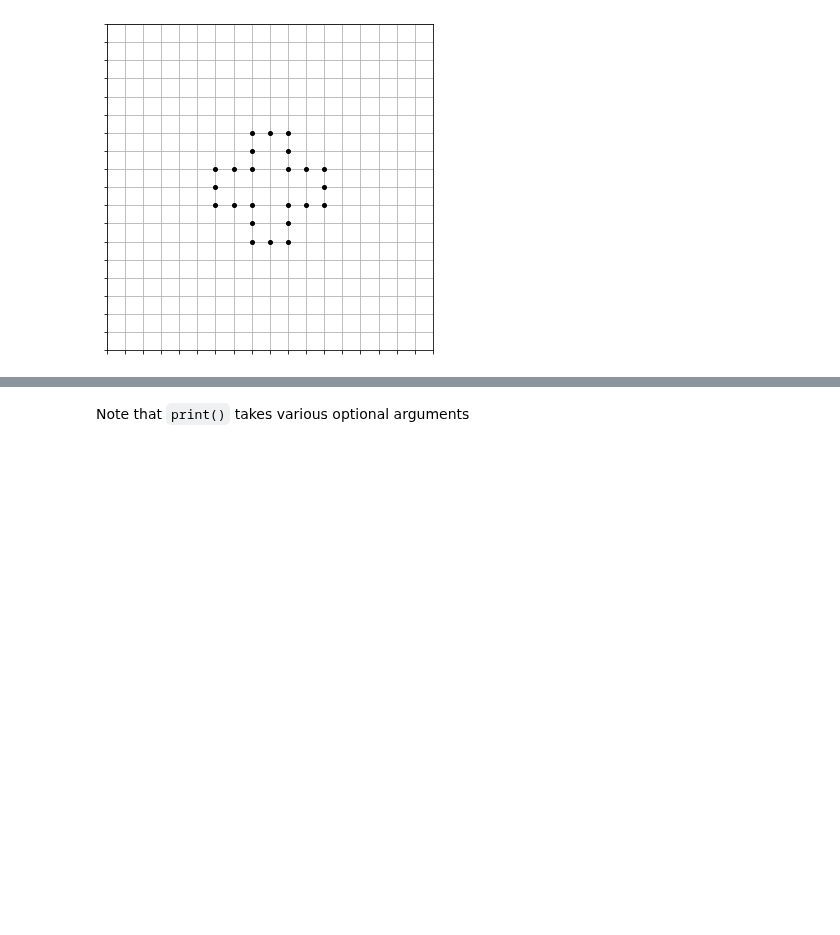
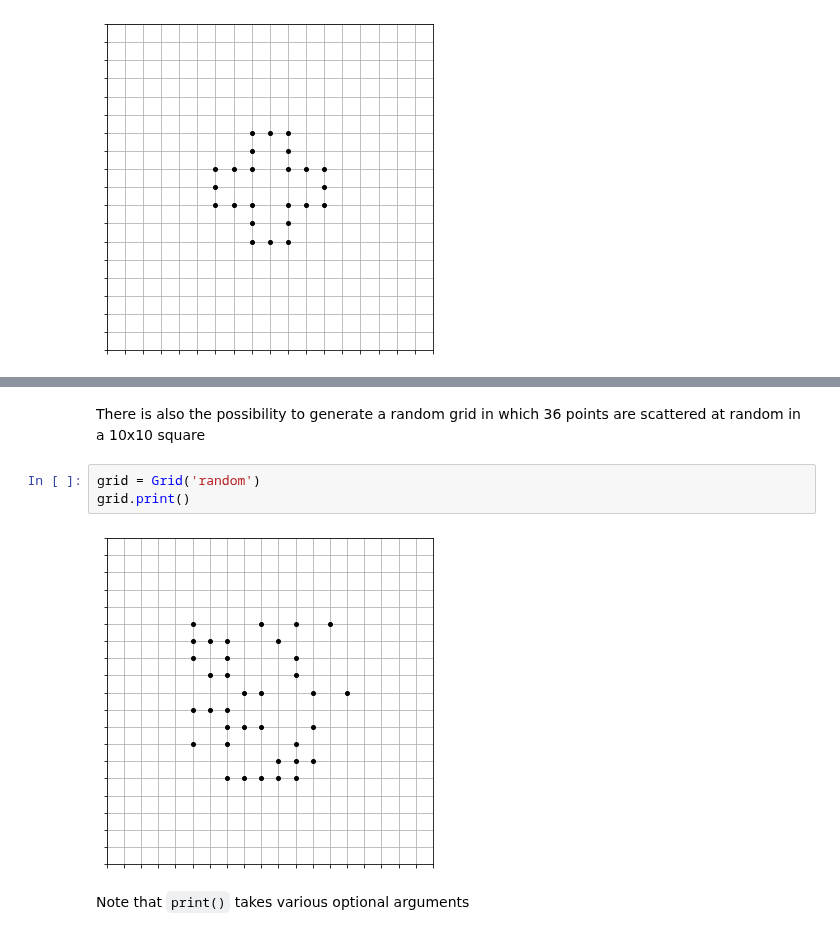
Before and after one commit to gillioz/MorpionSolitaire, a Jupyter notebook: Documentation.ipynb, the cells around one changed output, grey strips where cells are left out. Cells and saved outputs as stored; diff of their text form; blank space fills up the shorter version.

```diff
--- a/Documentation.ipynb
+++ b/Documentation.ipynb
@@ -45,3 +50,10 @@ grid.print(view = 19)
+# %% [markdown]
+There is also the possibility to generate a random grid in which 36 points are scattered at random in a 10x10 square
+# %%
+grid = Grid('random')
+grid.print()
+# %% [output]
+[figure, added]
 # %% [markdown]
 Note that `print()` takes various optional arguments
 # %%
```
Also changed, not shown: parts of 13 cells of this notebook, 4 other files.
